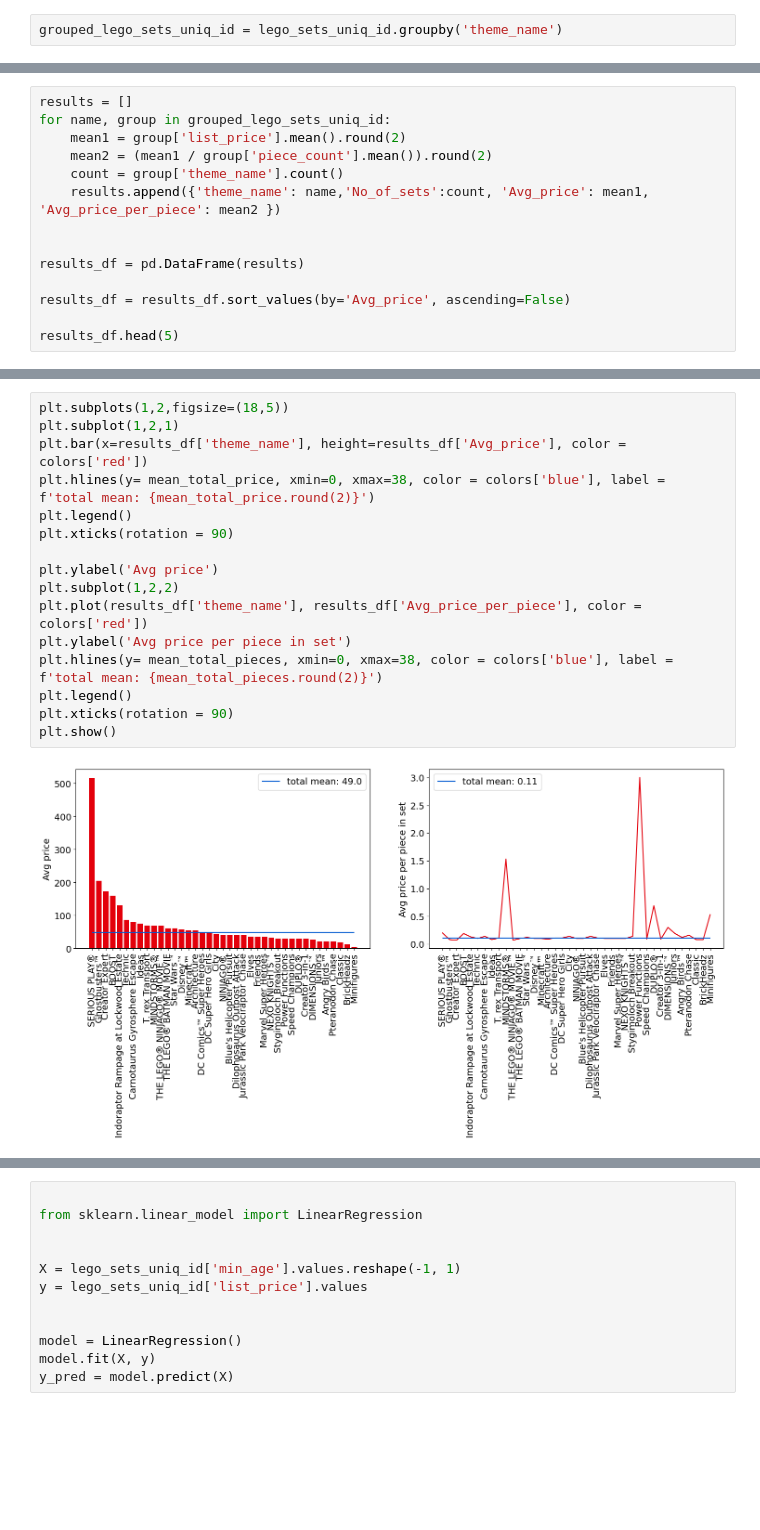
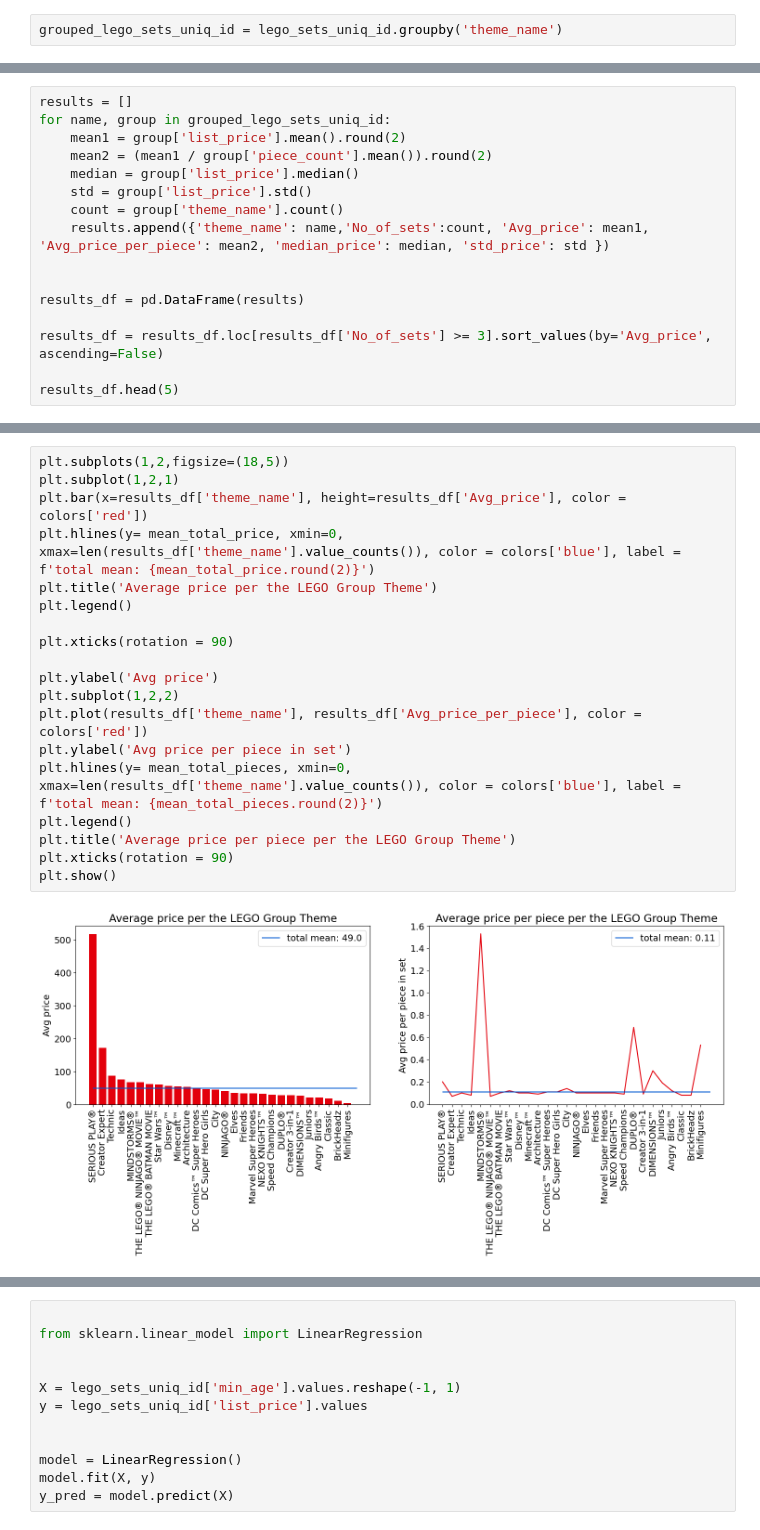
Before and after one commit to bennymiddel/personal_projects, a Jupyter notebook: 03_Lego_Project/01_Data_loading.ipynb, the cells around one changed output, grey strips where cells are left out. Drawn from its saved outputs; the diff is of its cells as text; blank space fills up the shorter version.

Commit message:
Final Version Lego

```diff
--- a/03_Lego_Project/01_Data_loading.ipynb
+++ b/03_Lego_Project/01_Data_loading.ipynb
@@ -397,13 +422,15 @@ results = []
 for name, group in grouped_lego_sets_uniq_id:
     mean1 = group['list_price'].mean().round(2)
     mean2 = (mean1 / group['piece_count'].mean()).round(2)
+    median = group['list_price'].median()
+    std = group['list_price'].std()
     count = group['theme_name'].count()
-    results.append({'theme_name': name,'No_of_sets':count, 'Avg_price': mean1, 'Avg_price_per_piece': mean2 })
+    results.append({'theme_name': name,'No_of_sets':count, 'Avg_price': mean1, 'Avg_price_per_piece': mean2, 'median_price': median, 'std_price': std })
 
 
 results_df = pd.DataFrame(results)
 
-results_df = results_df.sort_values(by='Avg_price', ascending=False)
+results_df = results_df.loc[results_df['No_of_sets'] >= 3].sort_values(by='Avg_price', ascending=False)
 
 results_df.head(5)
 # %% [output]
@@ -416,18 +443,21 @@ results_df.head(5)
 # %%
 plt.subplots(1,2,figsize=(18,5))
 plt.subplot(1,2,1)
 plt.bar(x=results_df['theme_name'], height=results_df['Avg_price'], color = colors['red'])
-plt.hlines(y= mean_total_price, xmin=0, xmax=38, color = colors['blue'], label = f'total mean: {mean_total_price.round(2)}')
+plt.hlines(y= mean_total_price, xmin=0, xmax=len(results_df['theme_name'].value_counts()), color = colors['blue'], label = f'total mean: {mean_total_price.round(2)}')
+plt.title('Average price per the LEGO Group Theme')
 plt.legend()
+
 plt.xticks(rotation = 90)
 
 plt.ylabel('Avg price')
 plt.subplot(1,2,2)
 plt.plot(results_df['theme_name'], results_df['Avg_price_per_piece'], color = colors['red'])
 plt.ylabel('Avg price per piece in set')
-plt.hlines(y= mean_total_pieces, xmin=0, xmax=38, color = colors['blue'], label = f'total mean: {mean_total_pieces.round(2)}')
+plt.hlines(y= mean_total_pieces, xmin=0, xmax=len(results_df['theme_name'].value_counts()), color = colors['blue'], label = f'total mean: {mean_total_pieces.round(2)}')
 plt.legend()
+plt.title('Average price per piece per the LEGO Group Theme')
 plt.xticks(rotation = 90)
 plt.show()
 # %% [output]
-[figure, old version]
+[figure, new version]
```
Also changed, not shown: parts of 64 cells of this notebook, 4 other files.
